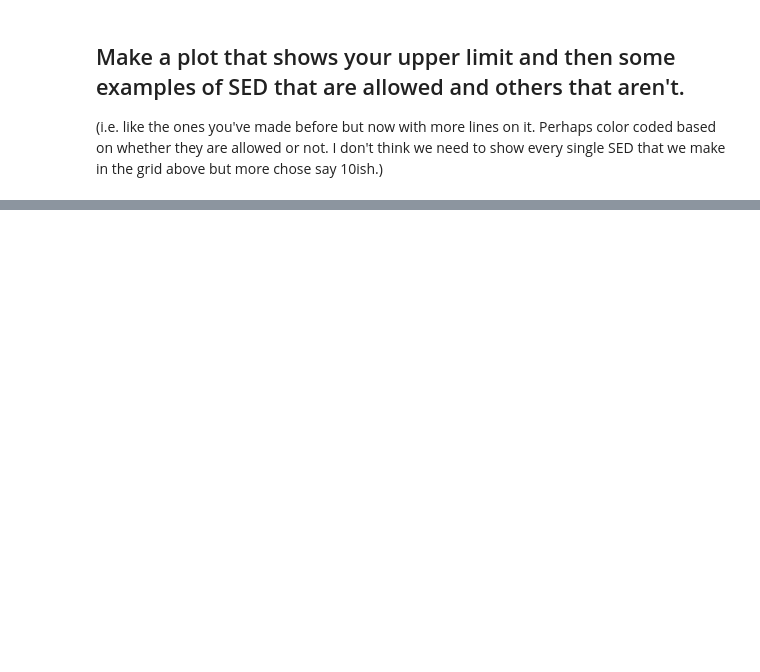
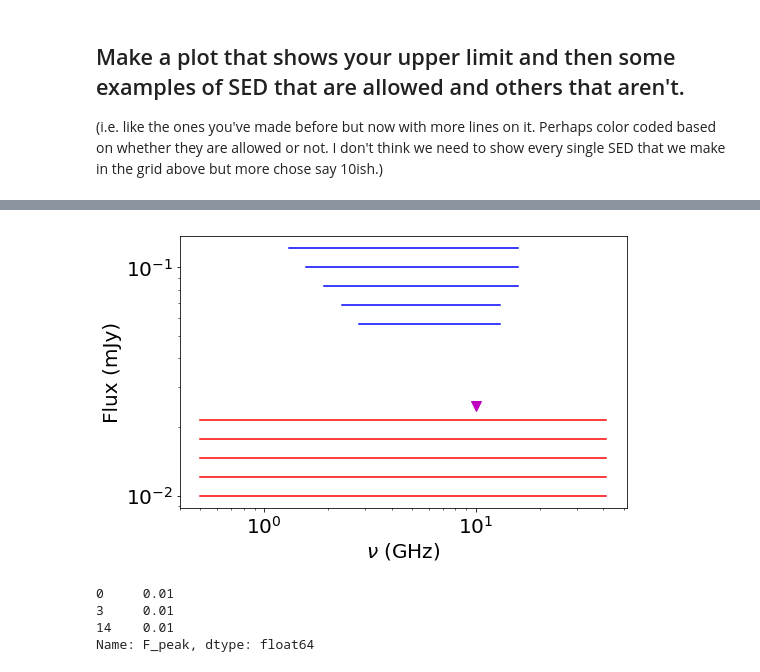
Before and after one commit to ibikadaeze/ast1501, a Jupyter notebook: freesync.ipynb, the cells around one changed output, grey strips where cells are left out. Cells and saved outputs as stored; diff of their text form; code cells hidden in the pictures; blank space fills up the shorter version.

```diff
--- a/freesync.ipynb
+++ b/freesync.ipynb
@@ -234,0 +370,75 @@ plt.savefig('PS11aop.pdf')
+# %%
+data = pd.read_csv('/home/ibik/PS11aopx_ParameterSpace.csv')
+#file='PS11aopx_ParameterSpace.csv'
+#data = ascii.read(file,format='csv')
+#i = data.take([0, 3, 14])
+
+#x = data.take([0, 3, 14])
+#for i in x:
+F_nup1 = data['F_peak'][0:24]#.take([0, 3, 14])#data['F_peak'][3,5,6])
+nu_p1 = data['nu_peak'][0:24]
+
+F_nup2 = data['F_peak'][25:49]#.take([0, 3, 14])#data['F_peak'][3,5,6])
+nu_p2 = data['nu_peak'][25:49]
+
+F_nup3 = data['F_peak'][50:74]#.take([0, 3, 14])#data['F_peak'][3,5,6])
+nu_p3 = data['nu_peak'][50:74]
+F_nup4 = data['F_peak'][75:99]#.take([0, 3, 14])#data['F_peak'][3,5,6])
+nu_p4 = data['nu_peak'][75:99]
+
+F_nup5 = data['F_peak'][100:124]#.take([0, 3, 14])#data['F_peak'][3,5,6])
+nu_p5 = data['nu_peak'][100:124]
+
+F_nup6 = data['F_peak'][234:243]#.take([0, 3, 14])#data['F_peak'][3,5,6])
+nu_p6 = data['nu_peak'][234:243]
+
+F_nup7 = data['F_peak'][258:268]#.take([0, 3, 14])#data['F_peak'][3,5,6])
+nu_p7 = data['nu_peak'][258:268]
+
+F_nup8 = data['F_peak'][282:294]#.take([0, 3, 14])#data['F_peak'][3,5,6])
+nu_p8 = data['nu_peak'][282:294]
+F_nup9 = data['F_peak'][306:319]#.take([0, 3, 14])#data['F_peak'][3,5,6])
+nu_p9 = data['nu_peak'][306:319]
+F_nup10 = data['F_peak'][330:344]#.take([0, 3, 14])#data['F_peak'][3,5,6])
+nu_p10 = data['nu_peak'][330:344]
+
+#.take([0, 3, 14])#[3,5,6])
+#R = data['Radius'].take([0, 3, 14]) #[3,5,6])
+#B = data['Bfield'].take([0, 3, 14])
+#vs = data['v_shock'].take([0, 3, 14])
+#M = data['Mdot'].take([0, 3, 14])
+#Rule = data['RuledOut'].take([0, 3, 14])
+plt.rcParams.update({'font.size': 20})
+plt.figure(figsize=(8,5))
+#plt.ylim(0.0001400,0.01570)
+#plt.xlim(2, 30)
+plt.xscale('log')
+plt.yscale('log')
+ax=plt.subplot(111)
+#plt.plot(8,0.0404, 'bo', markersize=10)
+#plt.plot(6,0.0318, 'ro', markersize=10)
+#plt.plot(10,0.0246, 'mv', markersize=10)
+#plt.plot(3,0.211, 'kv', markersize=10)
+#plt.plot(15,0.0221, 'gv', markersize=10)
+plt.plot(nu_p1,F_nup1,'r', nu_p2,F_nup2,'r',nu_p3,F_nup3,'r',nu_p4,F_nup4,'r',nu_p5,F_nup5,'r',nu_p6,F_nup6,'b',nu_p7,F_nup7,'b',nu_p8,F_nup8,'b',nu_p9,F_nup9,'b',nu_p10,F_nup10,'b',label ='PS11aopx')
+plt.plot(10,0.0246, 'mv', markersize=10)
+plt.xlabel(r'$\nu$ (GHz)', fontsize=20) #Log$_{10}$ t$_{rest}$(days)($\u03BD$ /5 GHz)', fontsize=14)
+plt.ylabel('Flux (mJy)', fontsize=20) #Log$_{10}$ Luminosity (erg $s^{-1}$ $Hz^{-1}$)', fontsize =14)
+#plt.legend(frameon=True, framealpha=0.1, loc='center left', bbox_to_anchor=(1, 0.5))
+#ax.legend(loc='lower right')#, bbox_to_anchor=(1, 0.5))
+        #plt.show()
+plt.savefig('PS11aopx2.pdf')
+
+
+
+#print(F1,nu1,R1)
+#print (F_nup,nu_p,R,B,vs,M,Rule)
+# %% [output]
+[figure, added]
+# %%
+ print(data['F_peak'].take([0, 3, 14]))
+# %% [output]
+0     0.01
+3     0.01
+14    0.01
+Name: F_peak, dtype: float64
```
Also changed, not shown: parts of 5 cells of this notebook.
